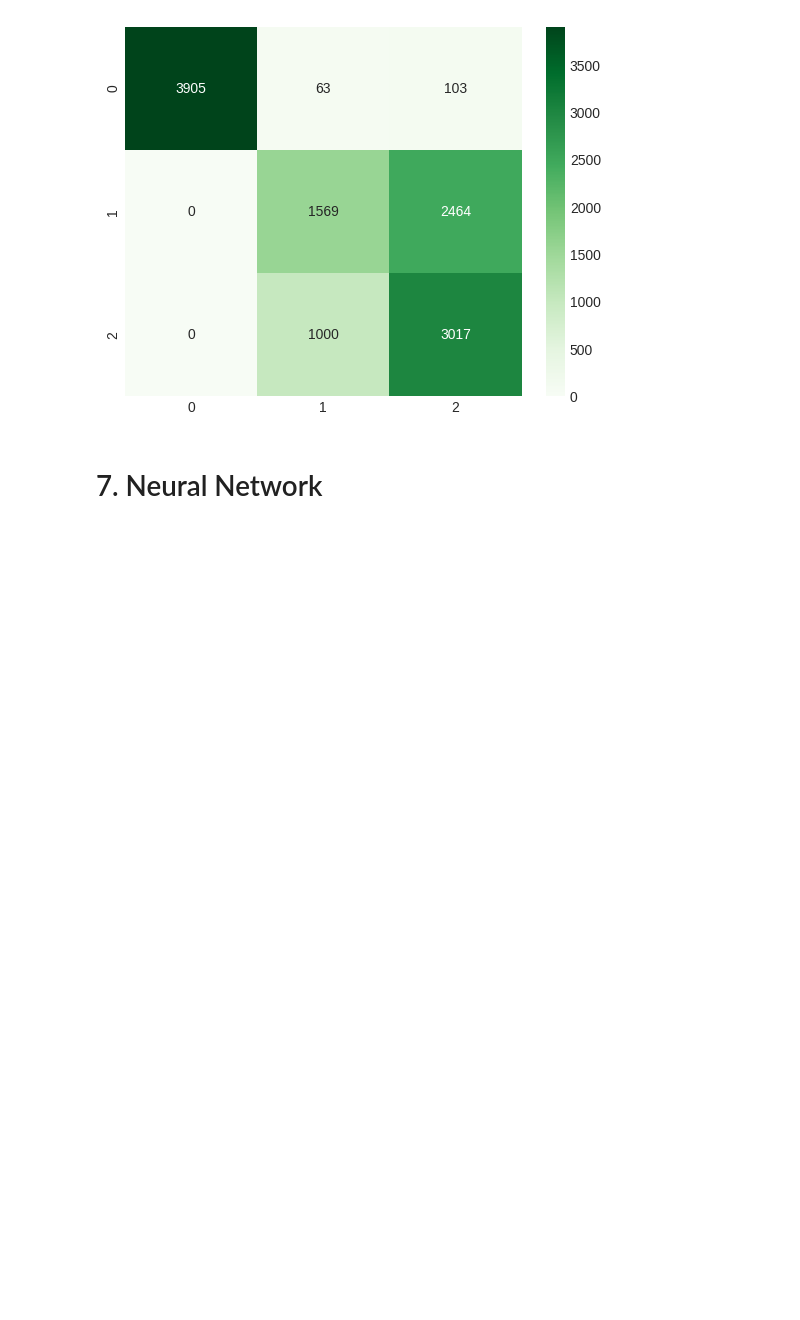
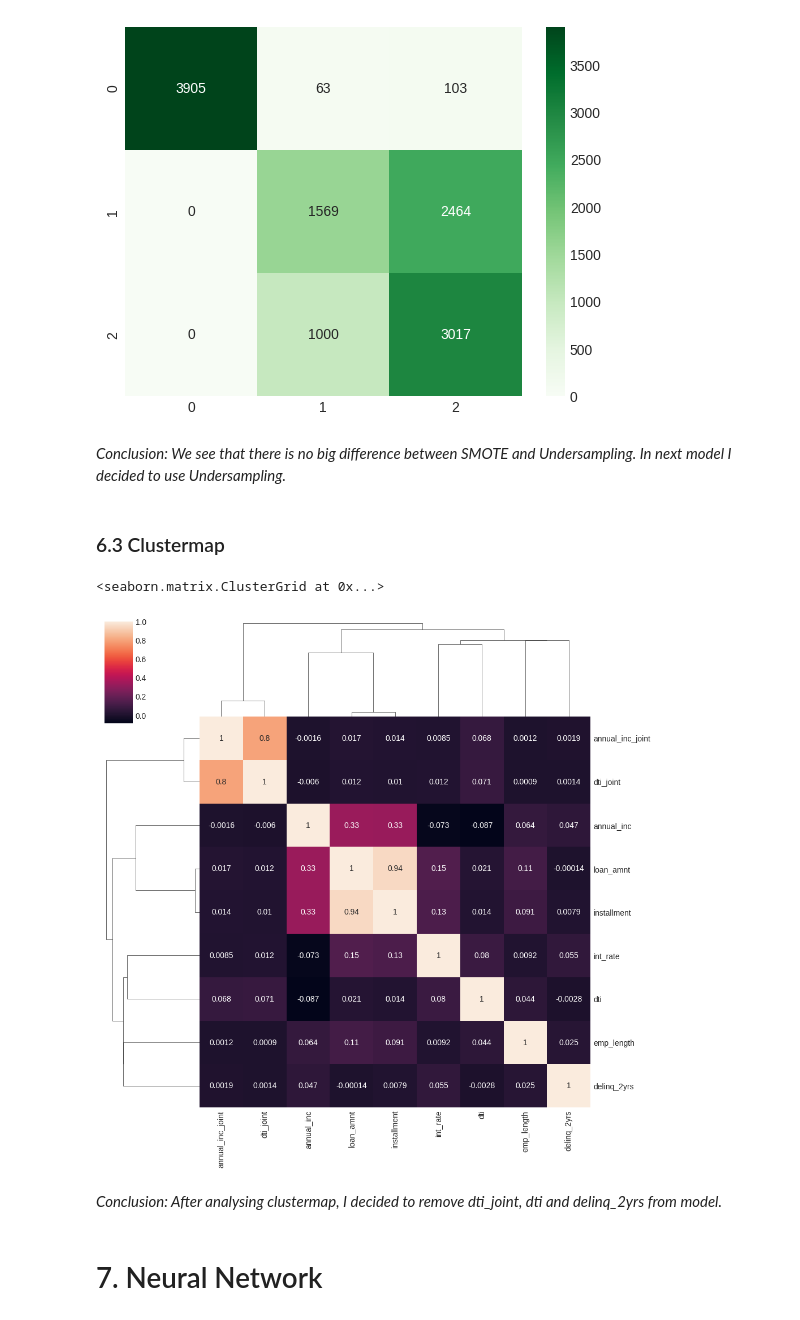
Before and after one commit to KamilShape/credit_risk_analysis, a Jupyter notebook: credit_risk_analysis.ipynb, the cells around one changed output. Cells and saved outputs as stored; diff of their text form; code cells hidden in the pictures; blank space fills up the shorter version.

Commit message:
add clustermap

```diff
--- a/credit_risk_analysis.ipynb
+++ b/credit_risk_analysis.ipynb
@@ -393,5 +391,17 @@ sns.heatmap(cm, annot = True, fmt=".0f" , cmap="Greens")
 # %% [output]
 <Axes: >
 [figure]
+# %% [markdown]
+*Conclusion: We see that there is no big difference between SMOTE and Undersampling. In next model I decided to use Undersampling.*
+# %% [markdown]
+### 6.3 Clustermap
+# %%
+# plot the clustermap
+sns.clustermap(loan2.corr(), annot=True)
+# %% [output]
+<seaborn.matrix.ClusterGrid at 0x...>
+[figure, added]
+# %% [markdown]
+*Conclusion: After analysing clustermap, I decided to remove dti_joint, dti and delinq_2yrs from model.*
 # %% [markdown]
 # 7. Neural Network
```
Also changed, not shown: parts of 1 cell of this notebook.
